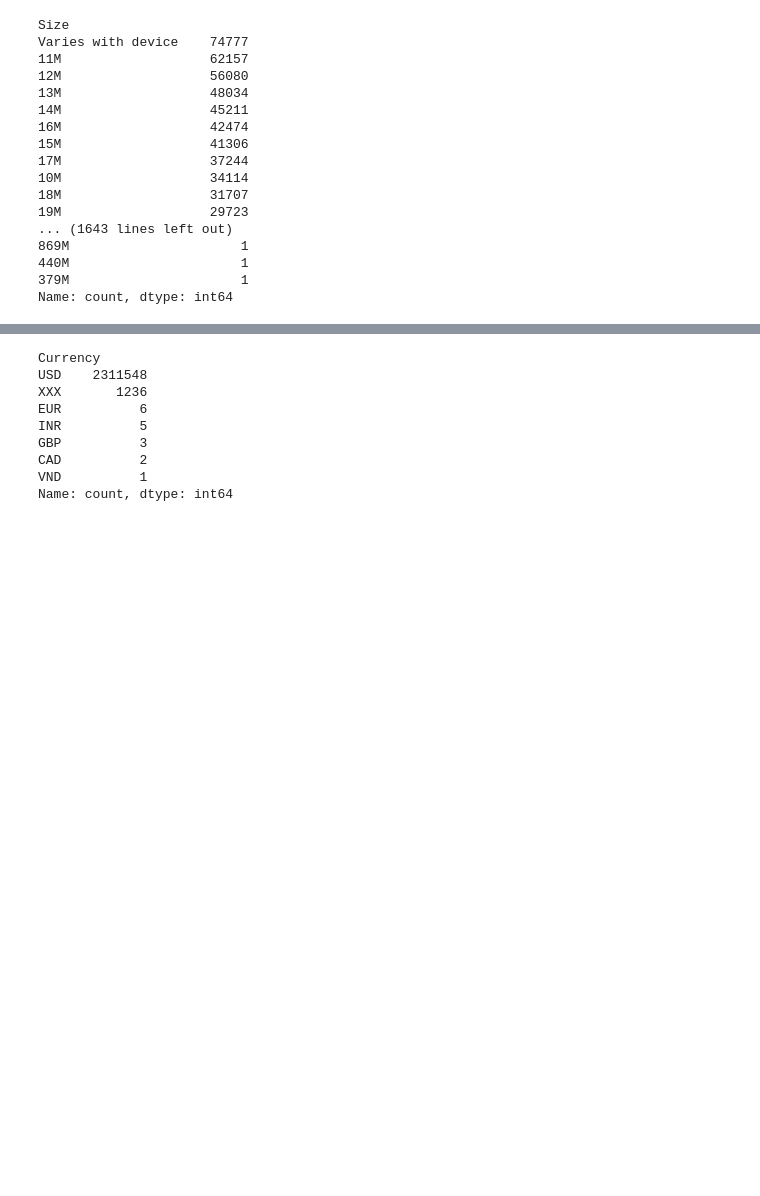
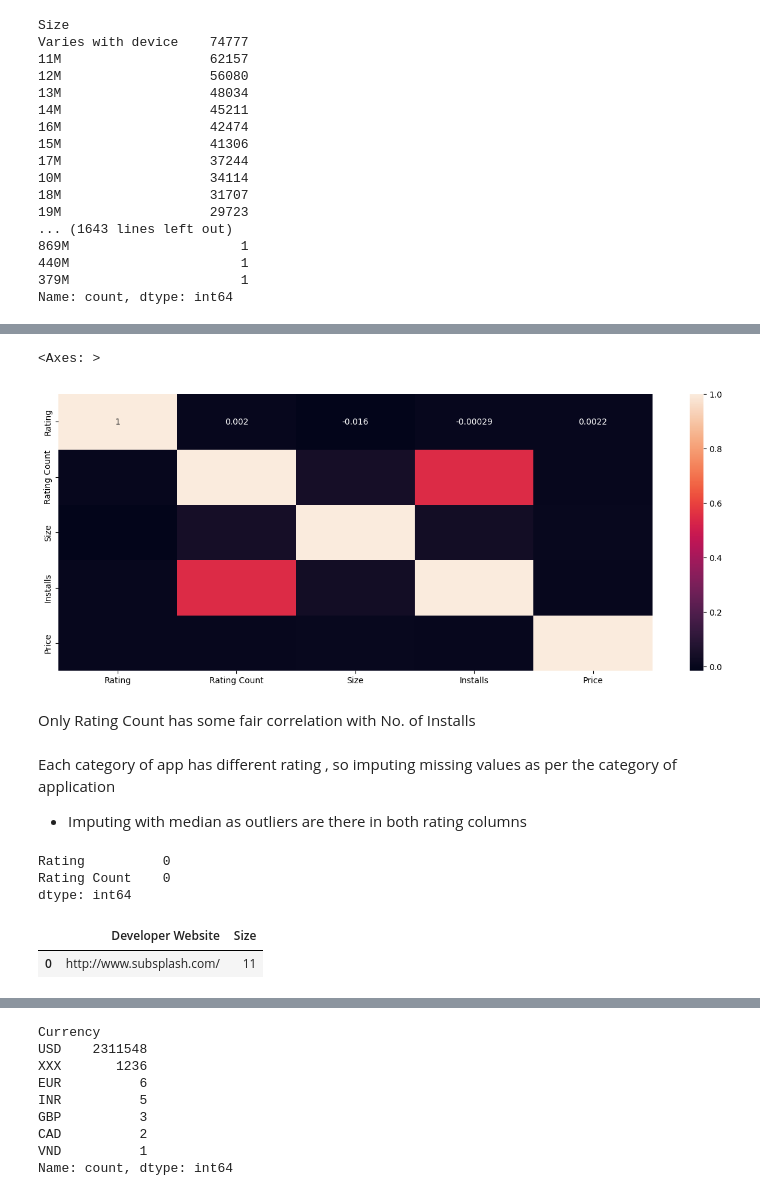
Before and after one commit to mozammilkarim/app_store_data_eda, a Jupyter notebook: app_store.ipynb, the cells around one changed output, grey strips where cells are left out. Cells and saved outputs as stored; diff of their text form; code cells hidden in the pictures; blank space fills up the shorter version.

```diff
--- a/app_store.ipynb
+++ b/app_store.ipynb
@@ -250,0 +402,4 @@ convert_data_sizes("1,02k")
+# %%
+# df['Rating'].median()
+median=df.groupby('Category')['Size'].median()
+df['Size'] = df.apply(lambda row: median[row['Category']] if pd.isna(row['Size']) else row['Size'], axis=1)
@@ -250,0 +408,16 @@ convert_data_sizes("1,02k")
+# %%
+# Mode imputation
+mode_value = df['Category'].mode()[0]  # Calculate the mode
+df['Category'] = df['Category'].fillna(mode_value)
+# %%
+numeric_cols=["Rating","Rating Count","Size","Installs","Price"]
+plt.figure(figsize=(16,6))
+sns.heatmap(df[numeric_cols].corr(),annot=True)
+# %% [output]
+<Axes: >
+[figure, added]
+# %% [markdown]
+Only Rating Count has some fair correlation with No. of Installs
+# %% [markdown]
+Each category of app has different rating , so imputing missing values as per the category of application
+* Imputing with median as outliers are there in both rating columns
@@ -250,0 +433,6 @@ convert_data_sizes("1,02k")
+# %%
+df[["Rating","Rating Count"]].isna().sum()
+# %% [output]
+Rating          0
+Rating Count    0
+dtype: int64
@@ -250,0 +445,5 @@ convert_data_sizes("1,02k")
+# %%
+df[["Developer Website","Size"]].mode()
+# %% [output]
+|  | Developer Website | Size |
+| 0 | http://www.subsplash.com/ | 11 |
```
Also changed, not shown: parts of 48 cells of this notebook.
